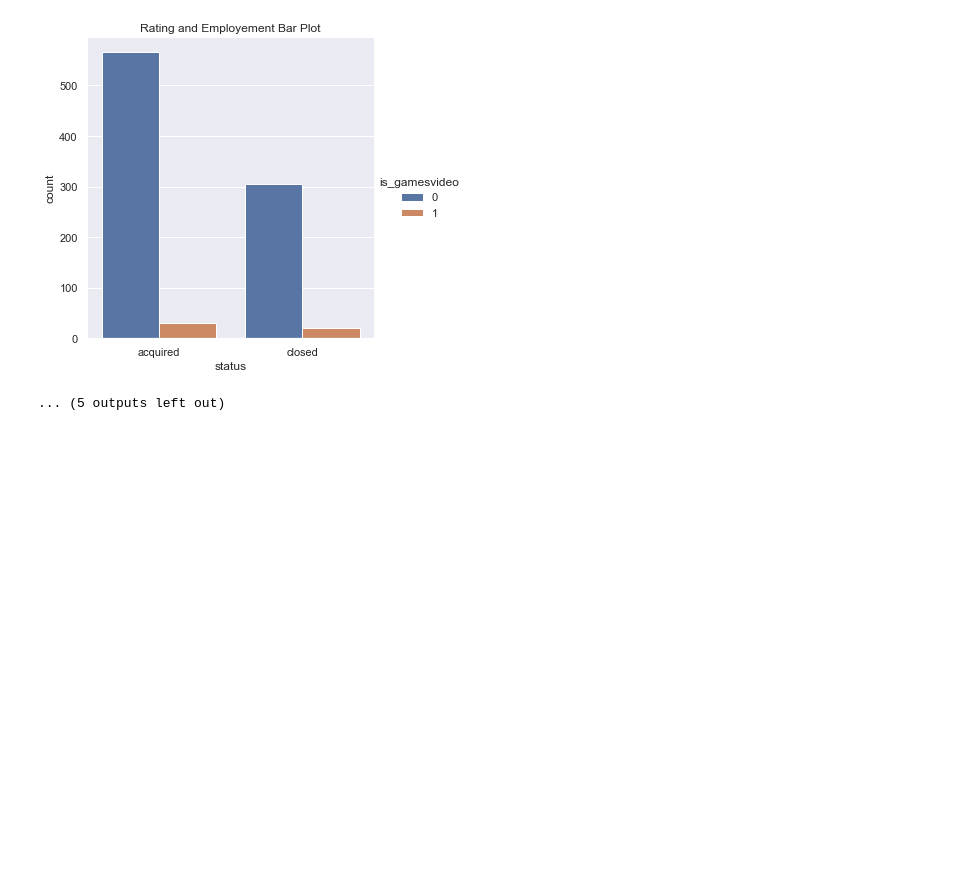
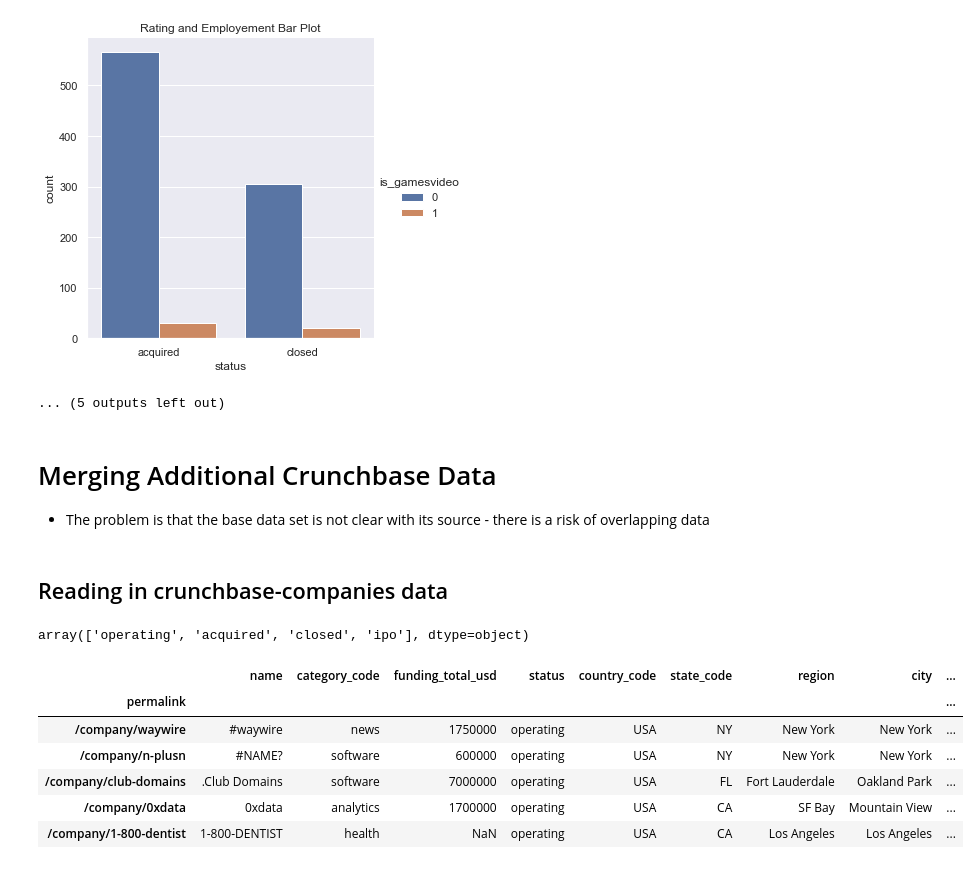
Before and after one commit to Kanupriya-12/SC5010-Data-Science-Project, a Jupyter notebook: EDA_Startup_Prediction.ipynb, the cells around one changed output. Saved outputs shown, nothing was run; the diff lists cells and outputs as text; code cells hidden in the pictures; blank space fills up the shorter version.

```diff
--- a/EDA_Startup_Prediction.ipynb
+++ b/EDA_Startup_Prediction.ipynb
@@ -152,3 +189,24 @@ for var in categorical:
 [figure]
 [figure]
 ... (5 outputs left out)
+# %% [markdown]
+# Merging Additional Crunchbase Data
+- The problem is that the base data set is not clear with its source - there is a risk of overlapping data
+# %% [markdown]
+## Reading in crunchbase-companies data
+# %%
+cb_companies["status"].unique()
+# %% [output]
+array(['operating', 'acquired', 'closed', 'ipo'], dtype=object)
+# %%
+cb_companies = pd.read_csv("crunchbase-companies.csv", encoding = "latin")
+cb_companies = cb_companies.set_index("permalink")
+cb_companies.head()
+# %% [output]
+|  | name | category_code | funding_total_usd | status | country_code | state_code | region | city | ... |
+| permalink |  |  |  |  |  |  |  |  | ... |
+| /company/waywire | #waywire | news | 1750000 | operating | USA | NY | New York | New York | ... |
+| /company/n-plusn | #NAME? | software | 600000 | operating | USA | NY | New York | New York | ... |
+| /company/club-domains | .Club Domains | software | 7000000 | operating | USA | FL | Fort Lauderdale | Oakland Park | ... |
+| /company/0xdata | 0xdata | analytics | 1700000 | operating | USA | CA | SF Bay | Mountain View | ... |
+| /company/1-800-dentist | 1-800-DENTIST | health | NaN | operating | USA | CA | Los Angeles | Los Angeles | ... |
```
Also changed, not shown: parts of 14 cells of this notebook, 2 other files.
